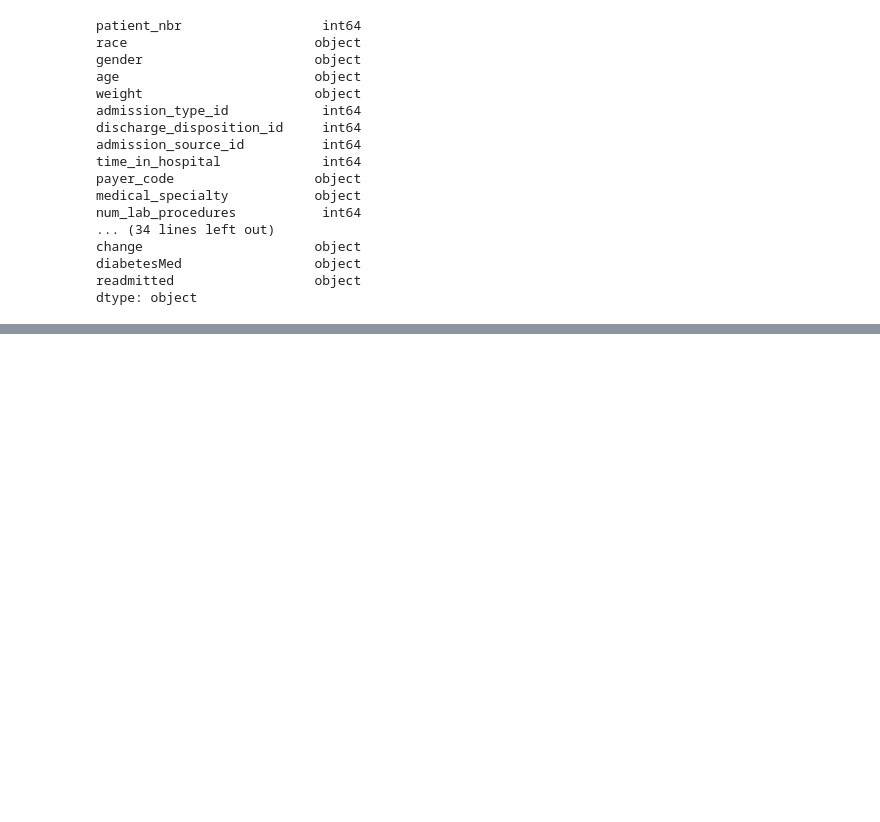
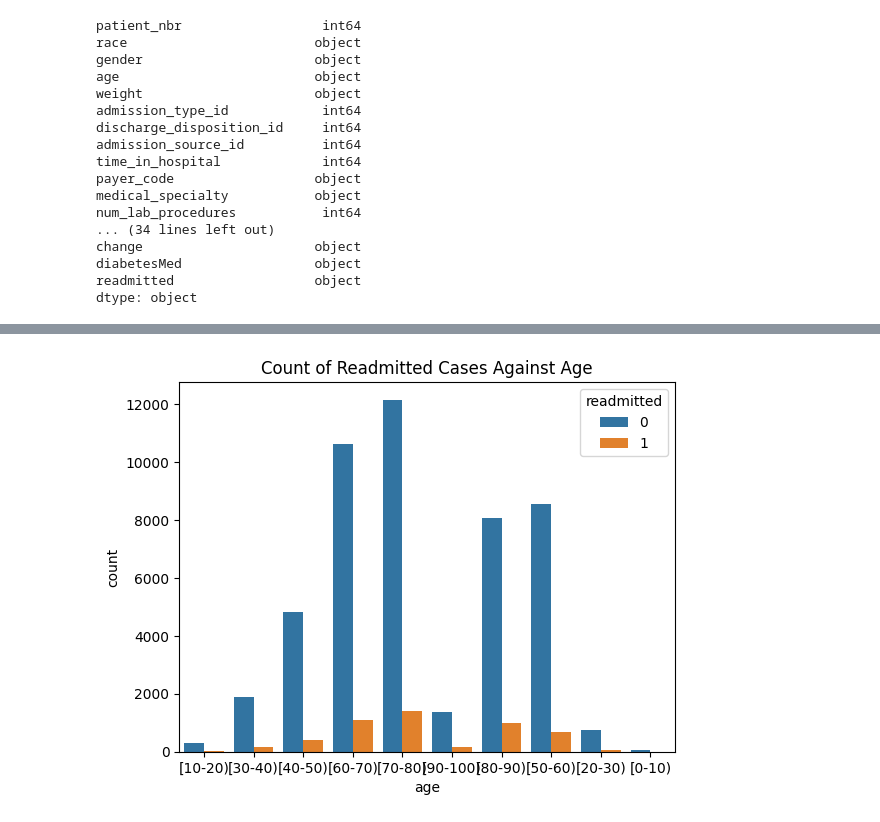
Before and after one commit to shinde-mayur/big-data-course-work, a Jupyter notebook: group88_solution.ipynb, the cells around one changed output, grey strips where cells are left out. Saved outputs shown, nothing was run; the diff lists cells and outputs as text; code cells hidden in the pictures; blank space fills up the shorter version.

```diff
--- a/group88_solution.ipynb
+++ b/group88_solution.ipynb
@@ -168,0 +200,7 @@ max           21.000000         16.000000
+# %%
+# Graph showing the count of readmitted against age.
+sns.countplot(x='age', hue='readmitted', data=data)
+plt.title('Count of Readmitted Cases Against Age')
+plt.show()
+# %% [output]
+[figure, added]
```
Also changed, not shown: parts of 12 cells of this notebook.
